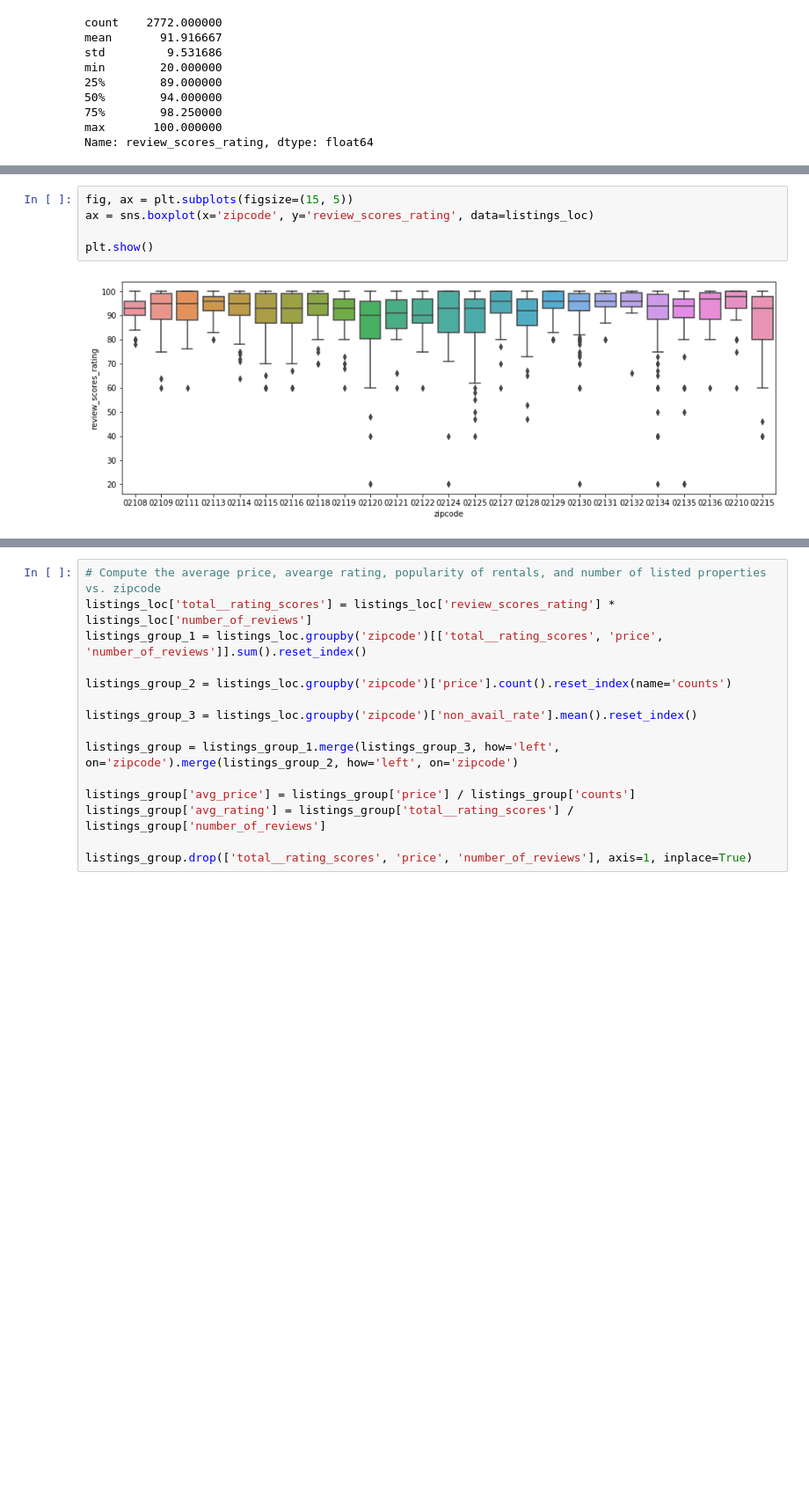
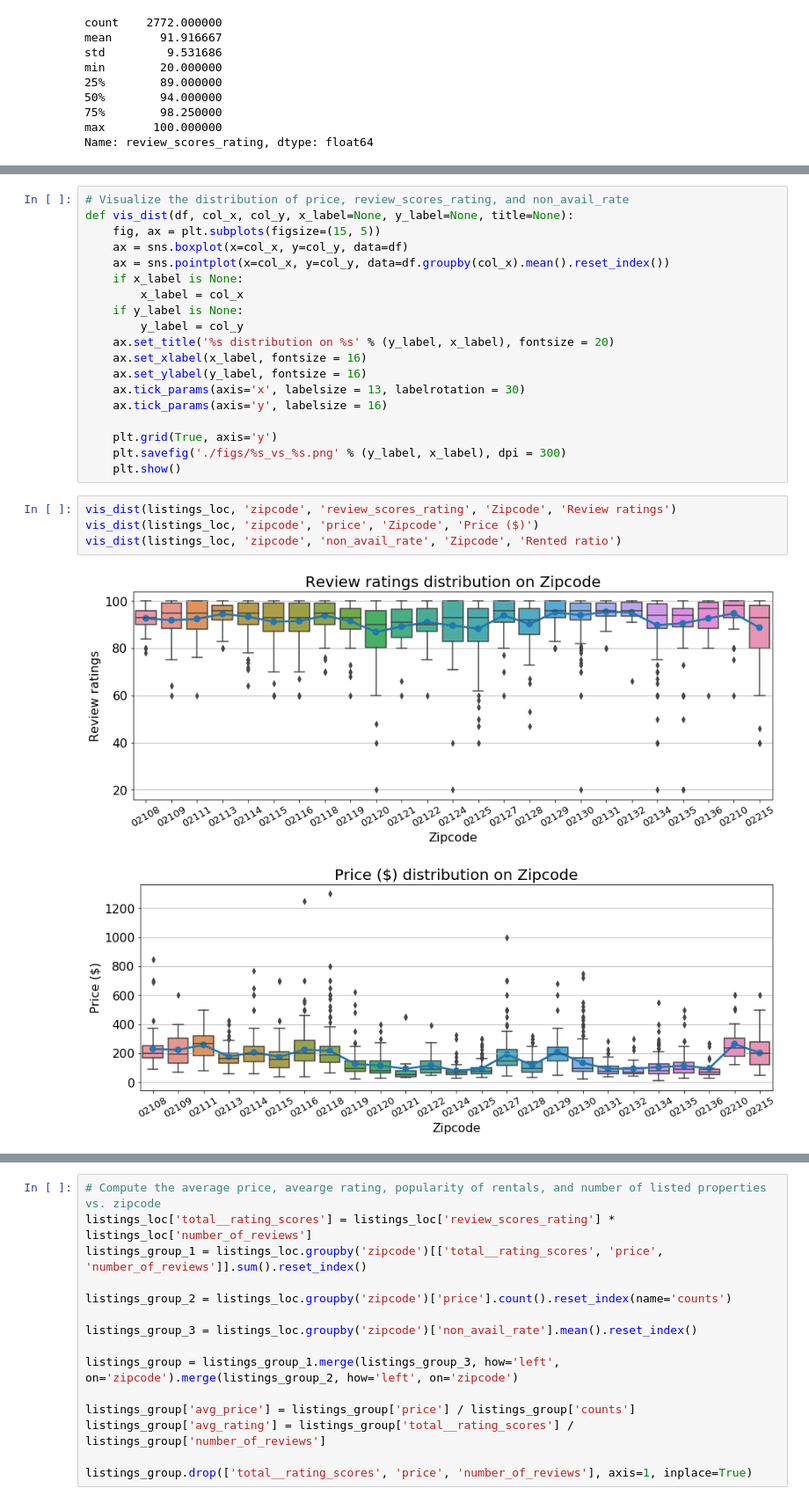
Before and after one commit to chziha/Data-Scientist-Udacity-Nanodegree, a Jupyter notebook: Writing_a_Data_Scientist_Blog_Post/write_ds_blog.ipynb, the cells around one changed output, grey strips where cells are left out. Shown at 88% size. Saved outputs shown, nothing was run; the diff lists cells and outputs as text; blank space fills up the shorter version.

Commit message:
feat: add in the figures for data analysis

```diff
--- a/Writing_a_Data_Scientist_Blog_Post/write_ds_blog.ipynb
+++ b/Writing_a_Data_Scientist_Blog_Post/write_ds_blog.ipynb
@@ -376,7 +384,26 @@ listings_loc.head()
-# %%
-fig, ax = plt.subplots(figsize=(15, 5))
-ax = sns.boxplot(x='zipcode', y='review_scores_rating', data=listings_loc)
-
-plt.show()
-# %% [output]
-[figure, removed]
+# %%
+# Visualize the distribution of price, review_scores_rating, and non_avail_rate
+def vis_dist(df, col_x, col_y, x_label=None, y_label=None, title=None):
+    fig, ax = plt.subplots(figsize=(15, 5))
+    ax = sns.boxplot(x=col_x, y=col_y, data=df)
+    ax = sns.pointplot(x=col_x, y=col_y, data=df.groupby(col_x).mean().reset_index())
+    if x_label is None:
+        x_label = col_x
+    if y_label is None:
+        y_label = col_y
+    ax.set_title('%s distribution on %s' % (y_label, x_label), fontsize = 20)
+    ax.set_xlabel(x_label, fontsize = 16)
+    ax.set_ylabel(y_label, fontsize = 16)
+    ax.tick_params(axis='x', labelsize = 13, labelrotation = 30)
+    ax.tick_params(axis='y', labelsize = 16)
+
+    plt.grid(True, axis='y')
+    plt.savefig('./figs/%s_vs_%s.png' % (y_label, x_label), dpi = 300)
+    plt.show()
+# %%
+vis_dist(listings_loc, 'zipcode', 'review_scores_rating', 'Zipcode', 'Review ratings')
+vis_dist(listings_loc, 'zipcode', 'price', 'Zipcode', 'Price ($)')
+vis_dist(listings_loc, 'zipcode', 'non_avail_rate', 'Zipcode', 'Rented ratio')
+# %% [output]
+[figure, added]
+[figure, added]
```
Also changed, not shown: parts of 13 cells of this notebook, 7 other files.
